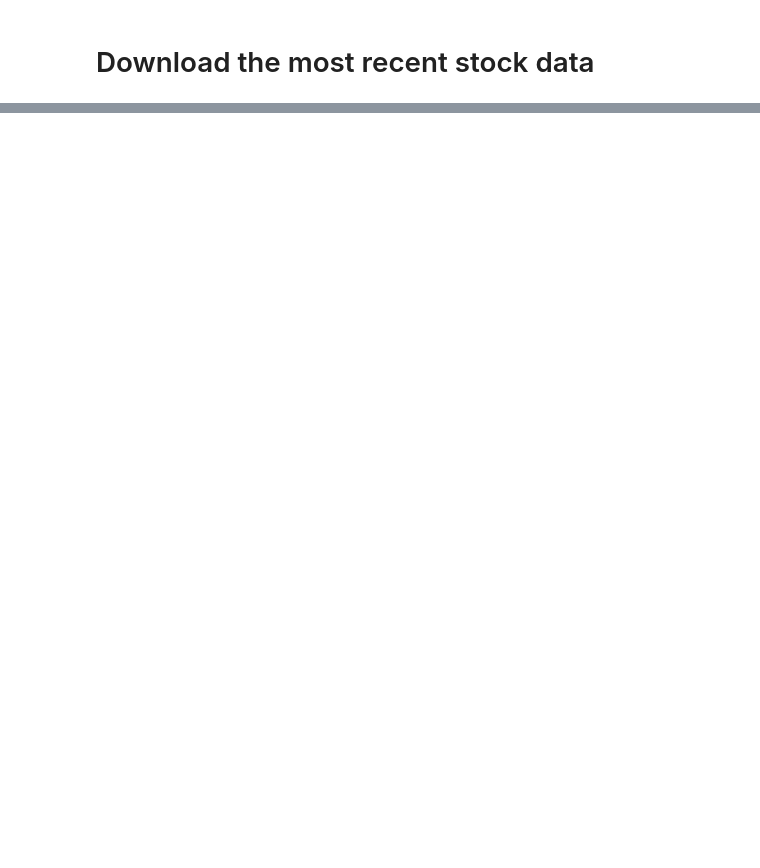
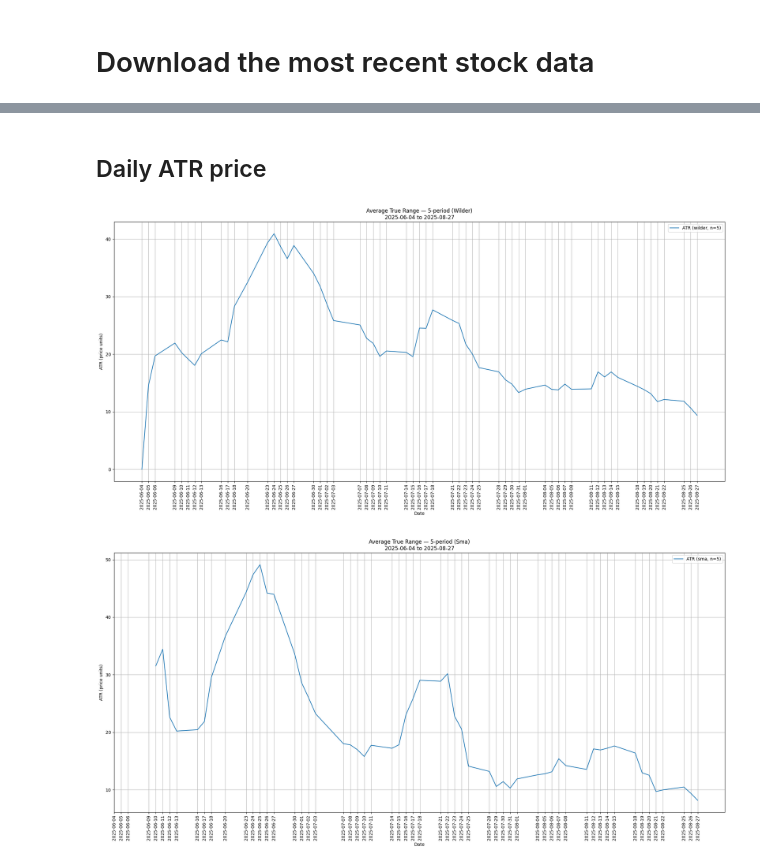
Before and after one commit to LINGUOREN369/ATR-Sigma_RVOL_Strategy, a Jupyter notebook: visualization.ipynb, the cells around one changed output, grey strips where cells are left out. Saved outputs shown, nothing was run; the diff lists cells and outputs as text; code cells hidden in the pictures; blank space fills up the shorter version.

```diff
--- a/visualization.ipynb
+++ b/visualization.ipynb
@@ -215,0 +288,2 @@ Name: close, dtype: float64
+# %% [markdown]
+## Daily ATR price
@@ -215,0 +367,6 @@ Name: close, dtype: float64
+# %%
+atr_price(daily_df)
+atr_price(daily_df, method="sma")
+# %% [output]
+[figure, added]
+[figure, added]
```
Also changed, not shown: parts of 26 cells of this notebook, 13 other files.
